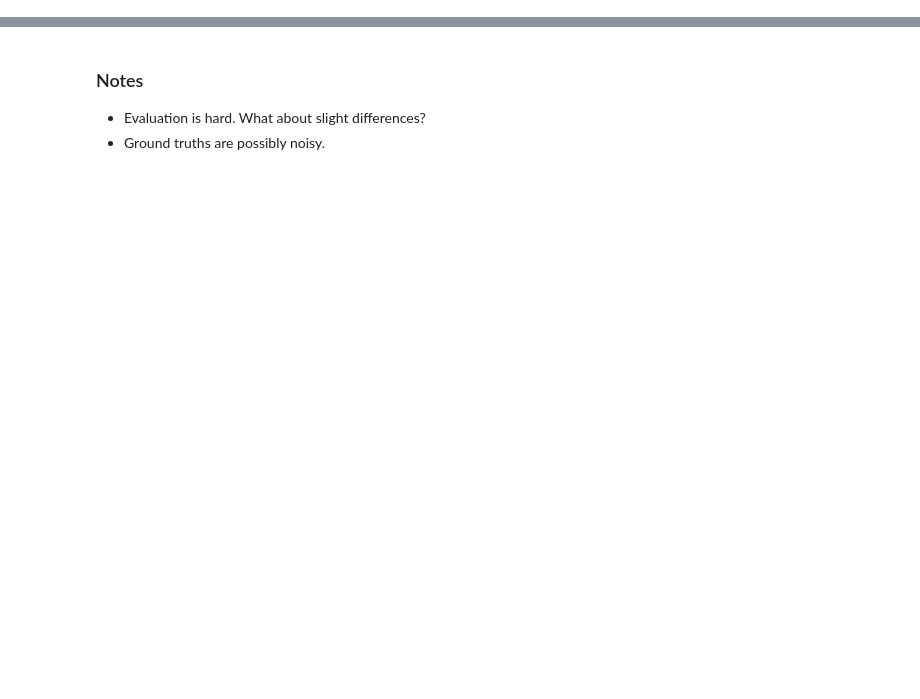
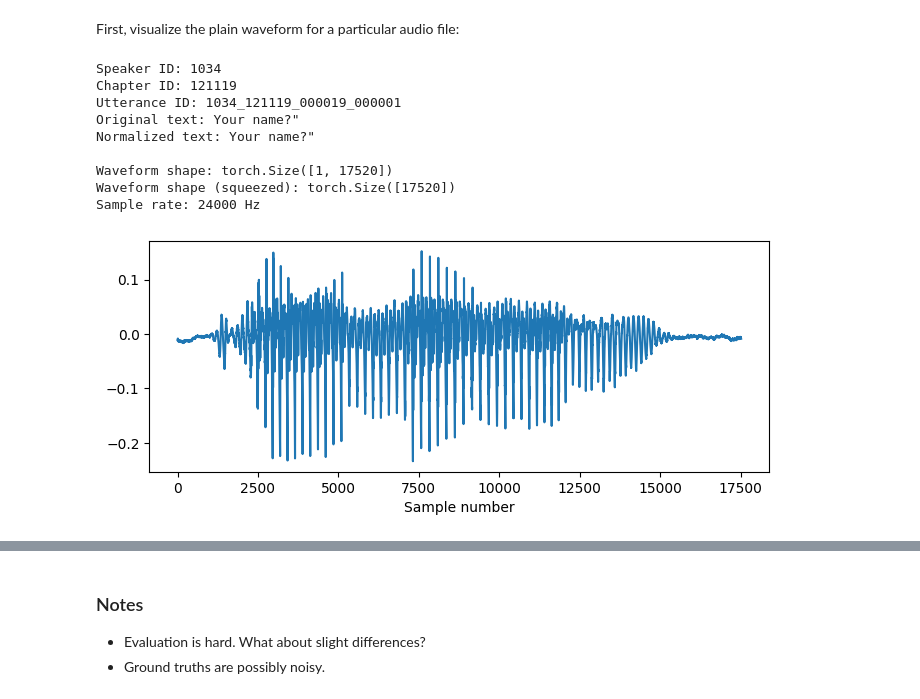
Before and after one commit to Sanya1001/speech-recognition, a Jupyter notebook: draft1.ipynb, the cells around one changed output, grey strips where cells are left out. Saved outputs shown, nothing was run; the diff lists cells and outputs as text; code cells hidden in the pictures; blank space fills up the shorter version.

Commit message:
Download data using `torchaudio`, generate spectrogram with `scipy`

```diff
--- a/draft1.ipynb
+++ b/draft1.ipynb
@@ -31,0 +41,5 @@ model = whisper.load_model("base")
+# %%
+import torch
+import torchaudio
+
+data = torchaudio.datasets.LIBRITTS(root="data", url="train-clean-100", download=True)
@@ -31,0 +70,34 @@ model = whisper.load_model("base")
+# %% [markdown]
+First, visualize the plain waveform for a particular audio file:
+# %%
+import scipy
+import matplotlib.pyplot as plt
+
+item = data[7]
+waveform, sample_rate, original_text, normalized_text, speaker_id, chapter_id, utterance_id = item
+
+print(f"Speaker ID: {speaker_id}")
+print(f"Chapter ID: {chapter_id}")
+print(f"Utterance ID: {utterance_id}")
+print(f"Original text: {original_text}")
+print(f"Normalized text: {normalized_text}")
+print()
+print(f"Waveform shape: {waveform.shape}")
+print(f"Waveform shape (squeezed): {waveform.squeeze().shape}")
+print(f"Sample rate: {sample_rate} Hz")
+
+plt.figure(figsize=(8,3))
+plt.plot(waveform.t().numpy())
+plt.xlabel("Sample number")
+plt.show()
+# %% [output]
+Speaker ID: 1034
+Chapter ID: 121119
+Utterance ID: 1034_121119_000019_000001
+Original text: Your name?"
+Normalized text: Your name?"
+
+Waveform shape: torch.Size([1, 17520])
+Waveform shape (squeezed): torch.Size([17520])
+Sample rate: 24000 Hz
+[figure, added]
```
Also changed, not shown: parts of 16 cells of this notebook, 2 other files.
